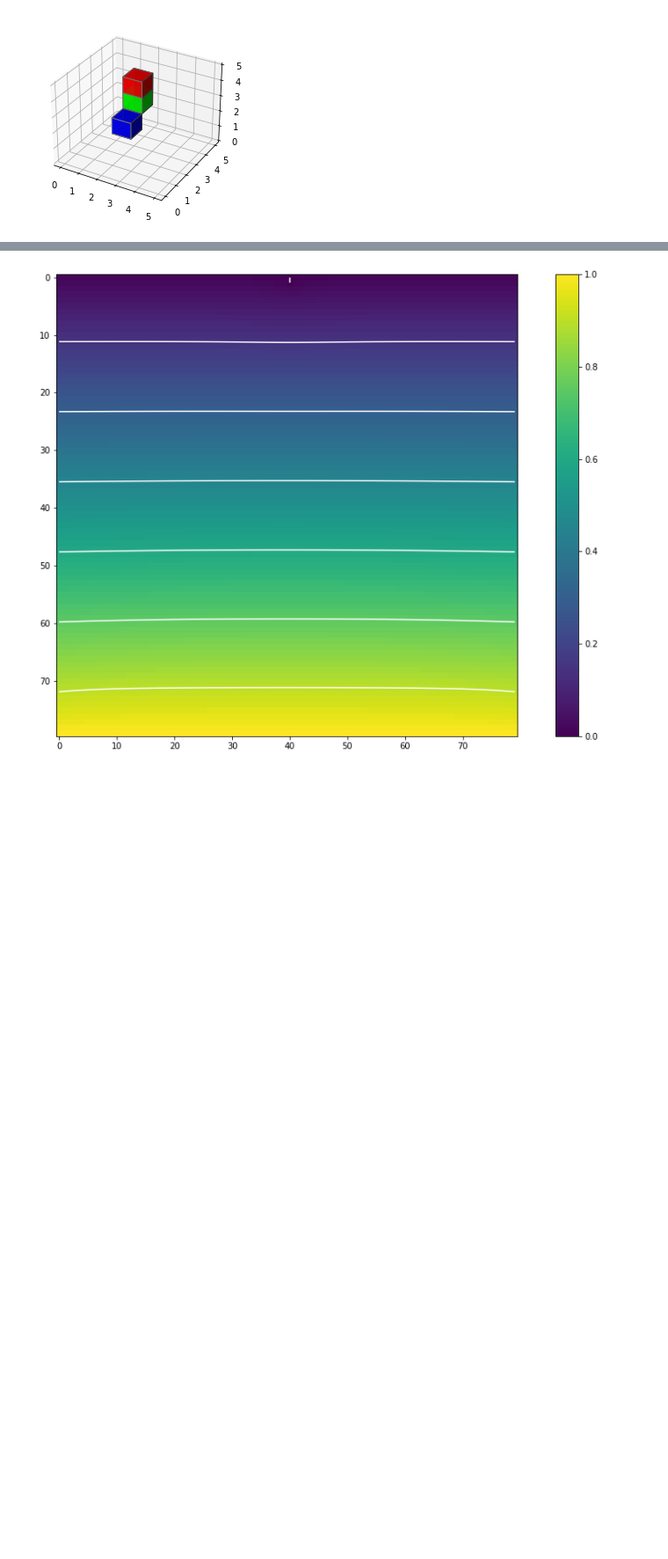
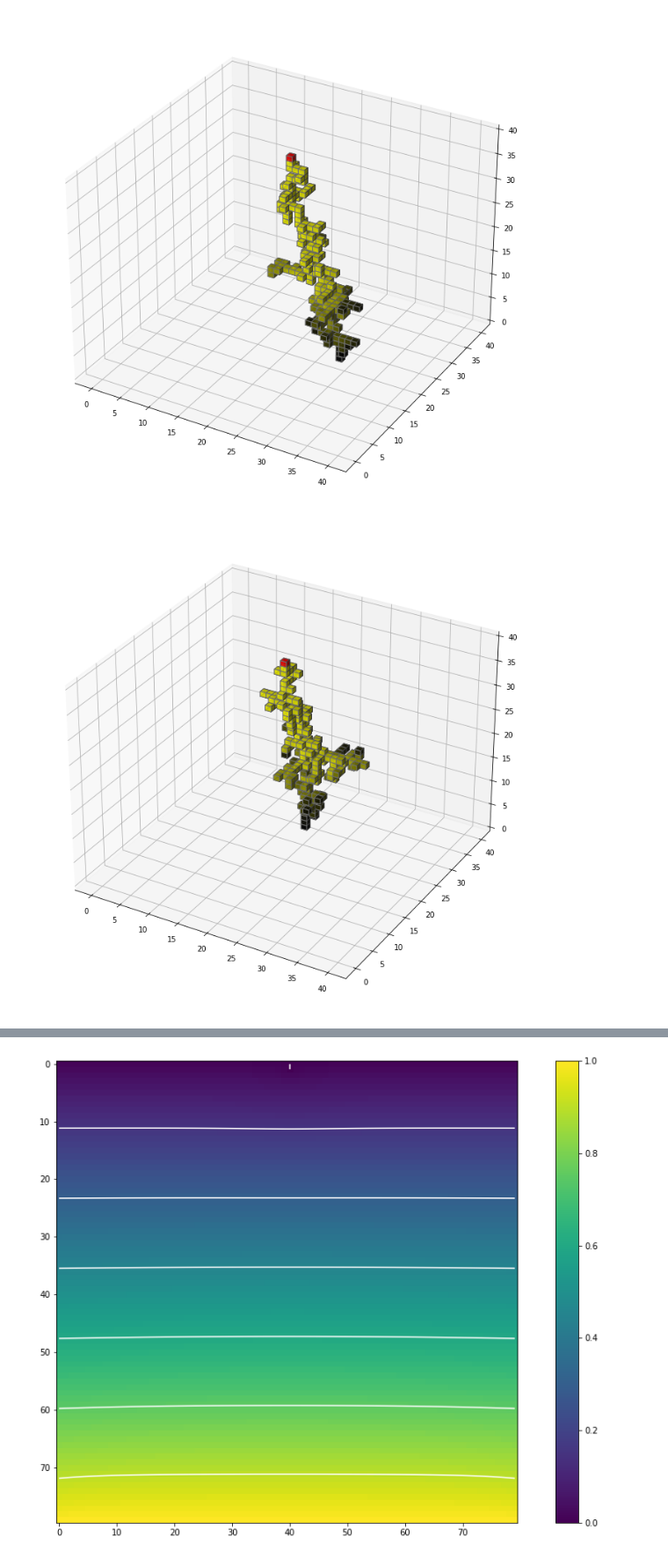
Before and after one commit to g-nilsson/spatial_discretizations_impact_on_simulations, a Jupyter notebook: DBM_cube.ipynb, the cells around one changed output, grey strips where cells are left out. Shown: that part at 88% size. Saved outputs shown, nothing was run; the diff lists cells and outputs as text; code cells hidden in the pictures; blank space fills up the shorter version.

Commit message:
Made working 3D visualization of lightning

```diff
--- a/DBM_cube.ipynb
+++ b/DBM_cube.ipynb
@@ -241,12 +253,9 @@ class DBM_cube:
 
         return new_potential
 # %%
-rnd.seed(10)
-sim_instance = DBM_cube(N=5, nu=1.5, threshold=0.001)
+#rnd.seed(10)
+sim_instance = DBM_cube(N=40, nu=3, threshold=0.001, debug=True)
 #print(sim_instance.fixed_grid)
-print(sim_instance.potential)
-print("---")
-for _ in range(3):
-    sim_instance.update()
-    print(sim_instance.fixed_grid)
-    print(sim_instance.potential)
+sim_instance.strike_lightning()
+#for _ in range(10):
+#    sim_instance.update()
@@ -271,43 +262,63 @@ max of difference
 # %%
 # Import libraries
 import matplotlib.pyplot as plt
 from mpl_toolkits.mplot3d import Axes3D
 import numpy as np
 
 
+data = sim_instance.track_structure != 0
+data = np.rot90(data, k=1, axes=(2,0))
+
 # Create axis
-axes = [5, 5, 5]
-
-# Create Data
-data = np.zeros(axes, dtype=bool)
-
-data[2,2,4] = 1
-data[2,2,3] = 1
-data[2,1,2] = 1
+axes = [data.shape[0], data.shape[1], data.shape[2]]
 
 # Control Transparency
-alpha = 0.9
+alpha = 0.8
 
 # Control colour
 colors = np.empty(axes + [4], dtype=np.float32)
-#print(colors)
-colors[2,2,4] = [1, 0, 0, alpha]
-colors[2,2,3] = [0, 1, 0, alpha]
-colors[2,1,2] = [0, 0, 1, alpha]
+#colors[2,2,4] = [1, 0, 0, alpha]
+#colors[2,2,3] = [0, 1, 0, alpha]
+#colors[2,1,2] = [0, 0, 1, alpha]
+
+colors[:] = [1, 1, 0, alpha] # yellow
+
+max_val = np.max(sim_instance.track_structure)
+length = sim_instance.track_structure.shape[0]
+for x in range(length):
+    for y in range(length):
+        for z in range(length):
+            prog_val = sim_instance.track_structure[x,y,z]/max_val
+            if sim_instance.track_structure[x,y,z] == 1:
+                colors[x, y, z] = [1, 0, 0, alpha]
+            else:
+                colors[x, y, z] = [1-prog_val**3, 1-prog_val**3, 0, alpha]
+
+colors = np.rot90(colors, k=1, axes=(2,0))
 
 #colors[0] = [1, 0, 0, alpha] # red
 #colors[1] = [0, 1, 0, alpha] # green
-#colors[2] = [0, 0, 1, alpha] # blue
-#colors[3] = [1, 1, 0, alpha] # yellow
+#colors[:] = [0, 0, 1, alpha] # blue
 #colors[4] = [1, 1, 1, alpha] # grey
 
 # Plot figure
-fig = plt.figure()
+fig = plt.figure(figsize=(18,12))
 ax = fig.add_subplot(111, projection='3d')
 
 # Voxels is used to customizations of
 # the sizes, positions and colors.
 ax.voxels(data, facecolors=colors, edgecolors='grey');
-fig.show()
+
+
+for _ in range(3):
+    data = np.rot90(data, k=1, axes=(0,1))
+    colors = np.rot90(colors, k=1, axes=(0,1))
+    fig = plt.figure(figsize=(18,12))
+    ax = fig.add_subplot(111, projection='3d')
+
+    # Voxels is used to customizations of
+    # the sizes, positions and colors.
+    ax.voxels(data, facecolors=colors, edgecolors='grey');
 # %% [output]
-[figure, old version]
+[figure, new version]
+[figure, added]
```
Also changed, not shown: parts of 3 cells of this notebook.
